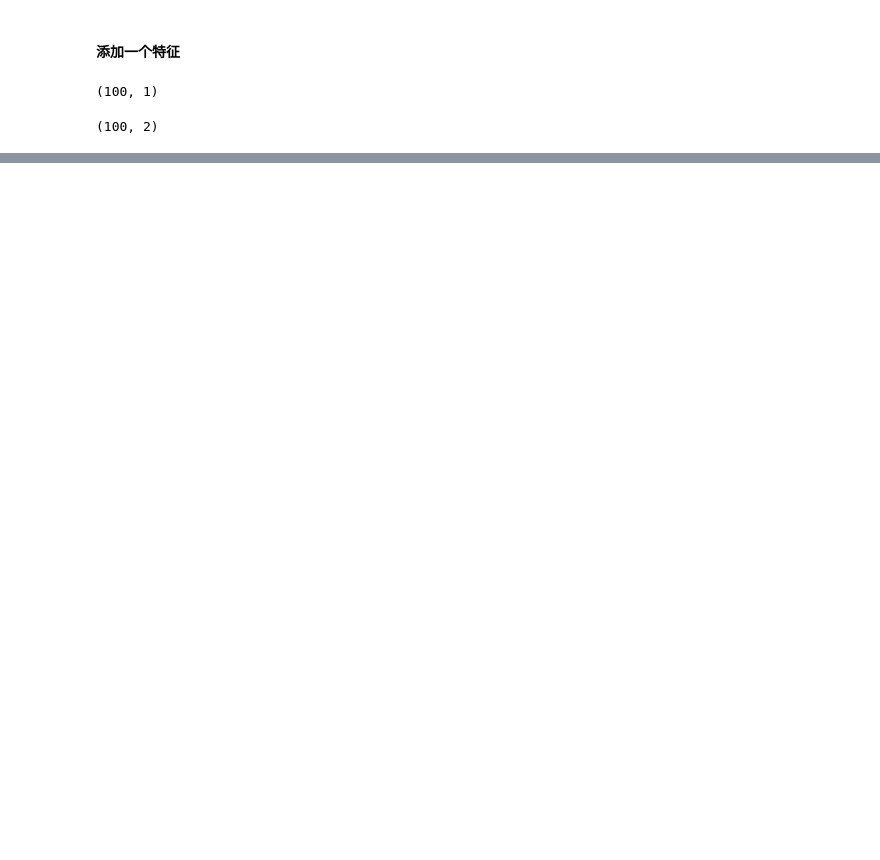
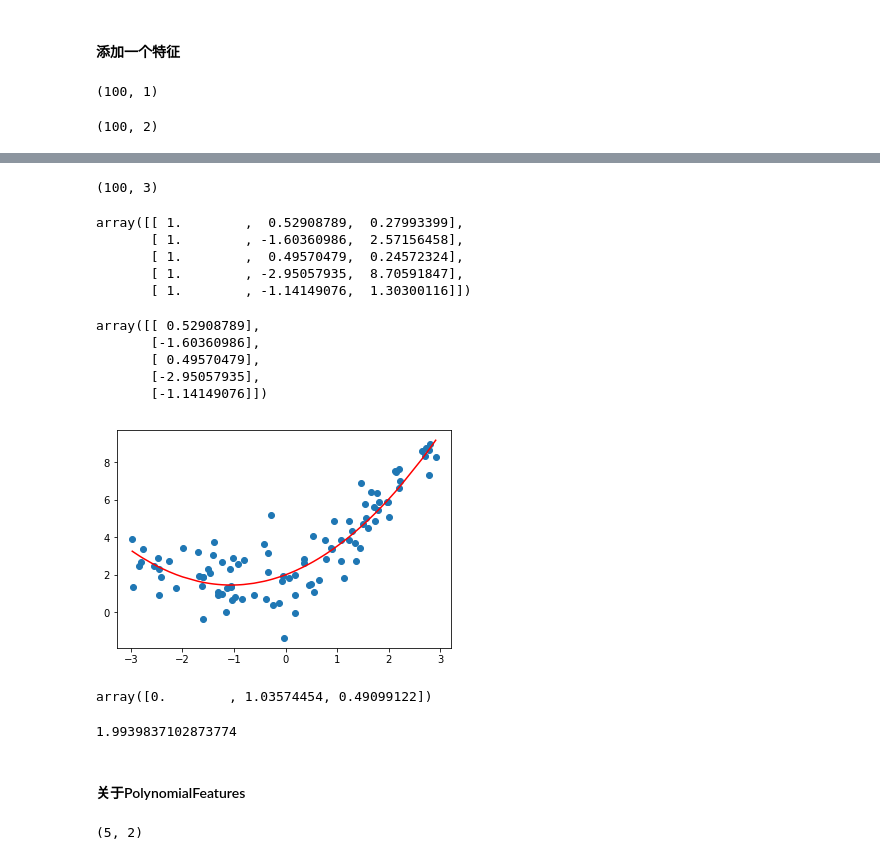
Before and after one commit to scutjason/ml4py, a Jupyter notebook: ml/多项式回归.ipynb, the cells around one changed output, grey strips where cells are left out. Saved outputs shown, nothing was run; the diff lists cells and outputs as text; code cells hidden in the pictures; blank space fills up the shorter version.

```diff
--- a/ml/多项式回归.ipynb
+++ b/ml/多项式回归.ipynb
@@ -72,0 +80,4 @@ lin_reg2.intercept_
+# %%
+x = np.random.uniform(-3,3,size=100)
+X = x.reshape(-1,1)
+y = 0.5 * x**2 + x + 2 + np.random.normal(0,1,100)
@@ -72,0 +87,52 @@ lin_reg2.intercept_
+# %%
+# degree 最高添加几次幂的特征
+poly = PolynomialFeatures(degree=2)
+poly.fit(X)
+X2 = poly.transform(X)
+# %%
+X2.shape
+# %% [output]
+(100, 3)
+# %%
+# 打印二维数组的前5行，[:5] 表示0-5行，列方向是所有列
+X2[:5,:]
+# 第一列是x^0， 第三列是x^2
+# %% [output]
+array([[ 1.        ,  0.52908789,  0.27993399],
+       [ 1.        , -1.60360986,  2.57156458],
+       [ 1.        ,  0.49570479,  0.24572324],
+       [ 1.        , -2.95057935,  8.70591847],
+       [ 1.        , -1.14149076,  1.30300116]])
+# %%
+# 原来的X
+X[:5]
+# %% [output]
+array([[ 0.52908789],
+       [-1.60360986],
+       [ 0.49570479],
+       [-2.95057935],
+       [-1.14149076]])
+# %%
+from sklearn.linear_model import LinearRegression
+lin_reg2 = LinearRegression()
+lin_reg2.fit(X2,y)
+y_prediction2 = lin_reg2.predict(X2)
+# %%
+plt.scatter(x,y)
+# 画出排序后的x的曲线0
+plt.plot(np.sort(x),y_prediction2[np.argsort(x)],color='r')
+plt.show()
+# %% [output]
+[figure, added]
+# %%
+lin_reg2.coef_
+# 0的意思是x^0的系数
+# %% [output]
+array([0.        , 1.03574454, 0.49099122])
+# %%
+# 截距
+lin_reg2.intercept_
+# %% [output]
+1.9939837102873774
+# %% [markdown]
+#### 关于PolynomialFeatures
@@ -72,0 +141,4 @@ lin_reg2.intercept_
+# %%
+X.shape
+# %% [output]
+(5, 2)
```
Also changed, not shown: parts of 95 cells of this notebook, 15 other files.
